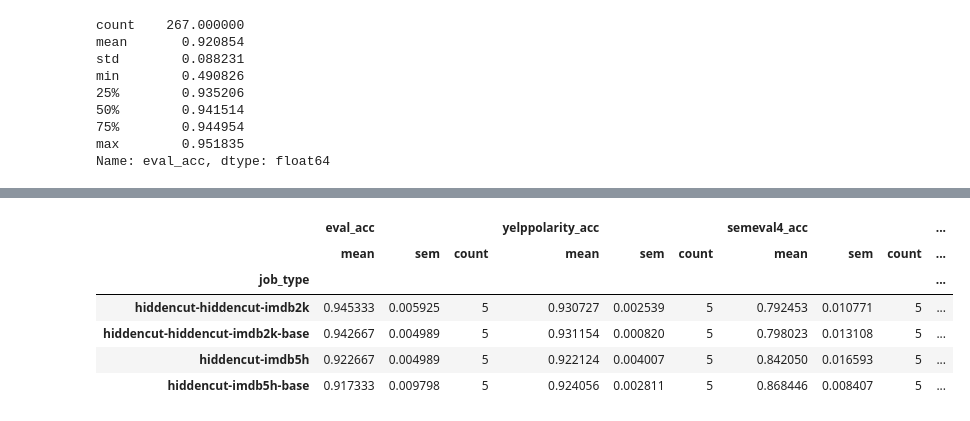
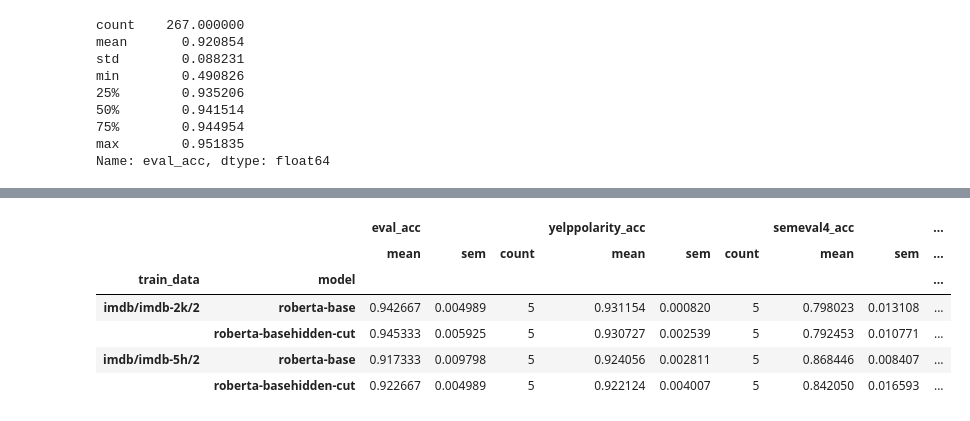
Before and after one commit to elangovana/HiddenCut, a Jupyter notebook: notebooks/hidden_cut_imdb_analysis.ipynb, the cells around one changed output, grey strips where cells are left out. Cells and saved outputs as stored; diff of their text form; code cells hidden in the pictures.

```diff
--- a/notebooks/hidden_cut_imdb_analysis.ipynb
+++ b/notebooks/hidden_cut_imdb_analysis.ipynb
@@ -85,6 +85,22 @@ def extract_tar_json(fileobj):
             # You need additional code to save the data into a list.
             file_content_byte = f.extractfile(member.name)
             yield  json.loads(file_content_byte.read().decode("utf-8"))
+# %%
+import sagemaker
+
+def get_training_job_details(job_name):
+    client = boto3.client('sagemaker')
+    response = client.describe_training_job(
+    TrainingJobName=job_name
+)
+    input_data =  response["InputDataConfig"]
+    is_augmentation = int(response["HyperParameters"].get("do_aug","0"))
+    model_name = "roberta-base"
+    if is_augmentation:
+        model_name = model_name + "hidden-cut"
+    train_data = list(filter(lambda x: x["ChannelName"].lower() == 'all', input_data ))[0]["DataSource"]["S3DataSource"]["S3Uri"]
+    train_data = train_data.replace("s3://aegovan-data/glue_full_set/","")[:14]
+    return train_data, model_name
 # %%
 import pandas as pd
 pd.set_option('display.max_rows', 100)
@@ -97,14 +113,9 @@ def download_results(job_name):
     df_1,df_2 = pd.DataFrame(results[0]), pd.DataFrame(results[1])
     df = df_1.merge(df_2, how='outer', on="step", left_index=False, right_index=False)
     df["output_uri"] = output_uri
-    df["job_type"] = None
-    types = ["hiddencut-imdb5h-base", "hiddencut-imdb5h",
-             "hiddencut-hiddencut-imdb2k-base", "hiddencut-hiddencut-imdb2k",
-             "hiddencut-sst-contrast-base", "hiddencut-sst-contrast"]
-    for t in types:
-        if job_name.startswith(t):
-            df["job_type"]  = t
-            break
+    train_data, model = get_training_job_details(job_name)
+    df["model"] = model
+    df["train_data"] = train_data
 
     return df
 
@@ -205,12 +217,12 @@ df_imdb[~df_imdb["yelppolarity_acc"].isna()]\
 # %%
 df_imdb[~df_imdb["yelppolarity_acc"].isna()]\
     [["eval_acc", "yelppolarity_acc", "semeval4_acc",
-      "amazonpolarity_acc", "job_type"]].groupby("job_type").agg(("mean", "sem", "count"))
+      "amazonpolarity_acc", "model","train_data"]].groupby(["train_data","model"]).agg(("mean", "sem", "count"))
 # %% [output]
-|  | eval_acc |  |  | yelppolarity_acc |  |  | semeval4_acc |  |  | ... |
-|  | mean | sem | count | mean | sem | count | mean | sem | count | ... |
-| job_type |  |  |  |  |  |  |  |  |  | ... |
-| hiddencut-hiddencut-imdb2k | 0.945333 | 0.005925 | 5 | 0.930727 | 0.002539 | 5 | 0.792453 | 0.010771 | 5 | ... |
-| hiddencut-hiddencut-imdb2k-base | 0.942667 | 0.004989 | 5 | 0.931154 | 0.000820 | 5 | 0.798023 | 0.013108 | 5 | ... |
-| hiddencut-imdb5h | 0.922667 | 0.004989 | 5 | 0.922124 | 0.004007 | 5 | 0.842050 | 0.016593 | 5 | ... |
-| hiddencut-imdb5h-base | 0.917333 | 0.009798 | 5 | 0.924056 | 0.002811 | 5 | 0.868446 | 0.008407 | 5 | ... |
+|  |  | eval_acc |  |  | yelppolarity_acc |  |  | semeval4_acc |  | ... |
+|  |  | mean | sem | count | mean | sem | count | mean | sem | ... |
+| train_data | model |  |  |  |  |  |  |  |  | ... |
+| imdb/imdb-2k/2 | roberta-base | 0.942667 | 0.004989 | 5 | 0.931154 | 0.000820 | 5 | 0.798023 | 0.013108 | ... |
+|  | roberta-basehidden-cut | 0.945333 | 0.005925 | 5 | 0.930727 | 0.002539 | 5 | 0.792453 | 0.010771 | ... |
+| imdb/imdb-5h/2 | roberta-base | 0.917333 | 0.009798 | 5 | 0.924056 | 0.002811 | 5 | 0.868446 | 0.008407 | ... |
+|  | roberta-basehidden-cut | 0.922667 | 0.004989 | 5 | 0.922124 | 0.004007 | 5 | 0.842050 | 0.016593 | ... |
```
Also changed, not shown: parts of 2 cells of this notebook.
